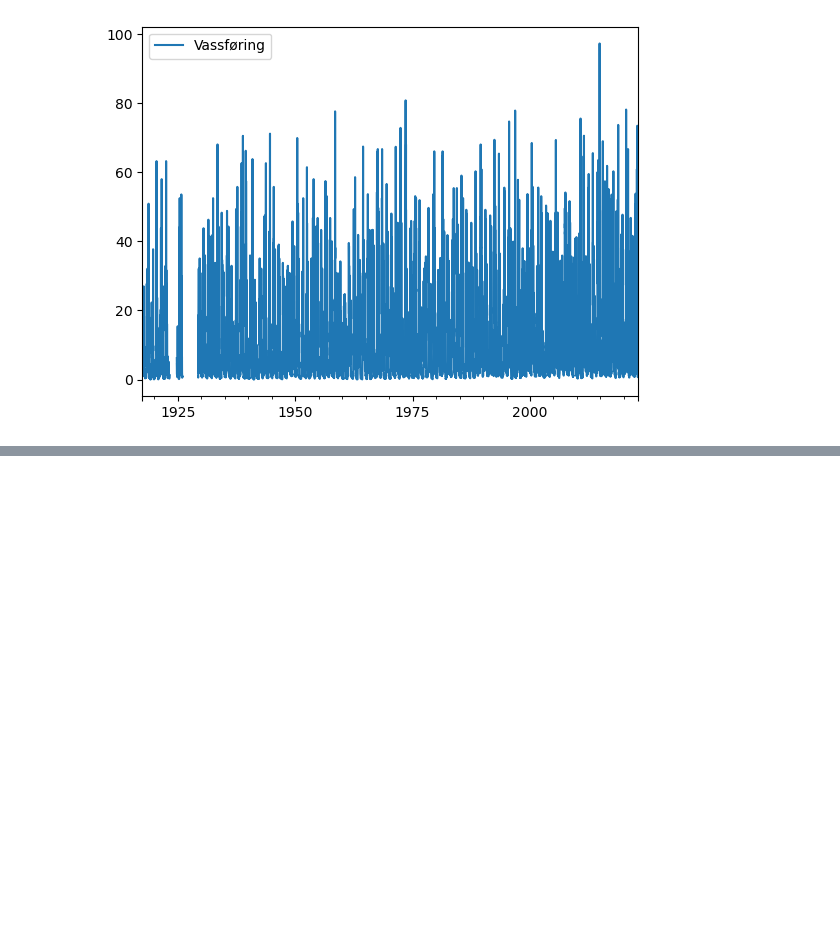
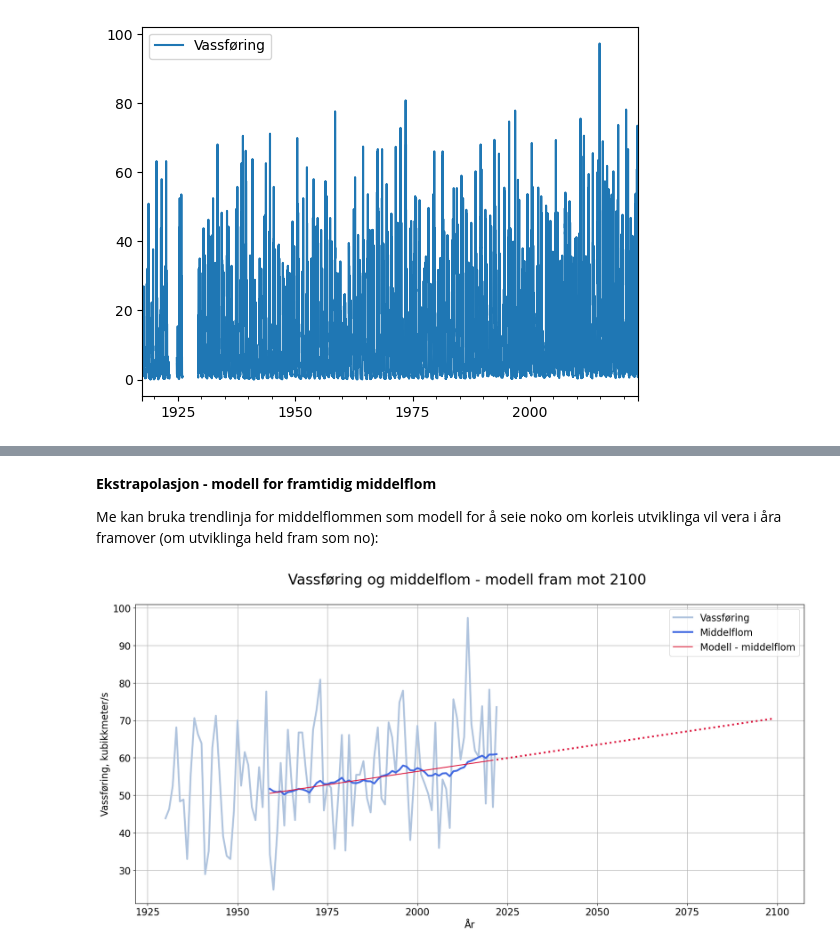
Before and after one commit to lektorodd/lektorodd.github.io, a Jupyter notebook: posts/hydrologimodellering/index.ipynb, the cells around one changed output, grey strips where cells are left out. Cells and saved outputs as stored; diff of their text form; code cells hidden in the pictures; blank space fills up the shorter version.

```diff
--- a/posts/hydrologimodellering/index.ipynb
+++ b/posts/hydrologimodellering/index.ipynb
@@ -90,0 +193,32 @@ For å rekna ut dette må me altså først finna den maksimale vassføringa per
+# %% [markdown]
+**Ekstrapolasjon - modell for framtidig middelflom**
+
+Me kan bruka trendlinja for middelflommen som modell for å seie noko om korleis utviklinga vil vera i åra framover (om utviklinga held fram som no):
+# %%
+#| code-fold: true
+maks_og_middelflom.plot(figsize = (20,9),
+                grid = True,
+                fontsize = 16,
+                linewidth = 3,
+                color = ["lightsteelblue", "royalblue"]
+               )
+
+plt.plot(x, f(x),
+         linewidth = 1.5,
+         label = "Modell - middelflom",
+         color = "crimson"
+        )
+
+# Plottar forlenginga av den lineære modellen
+x2 = np.arange(2022, 2100)
+plt.plot(x2, f(x2), ":", linewidth = 3, color = "crimson")
+
+# pynting av plot
+plt.title("Vassføring og middelflom - modell fram mot 2100 \n", fontsize = 24)
+plt.legend(fontsize = 16)
+plt.ylabel("Vassføring, kubikkmeter/s", fontsize = 16)
+plt.xlabel("År", fontsize = 16)
+#plt.savefig("Reinsnos - modellering av middelflom 2100.png", dpi = 300)
+plt.show()
+# %% [output]
+[figure, added]
```
Also changed, not shown: parts of 17 cells of this notebook.
